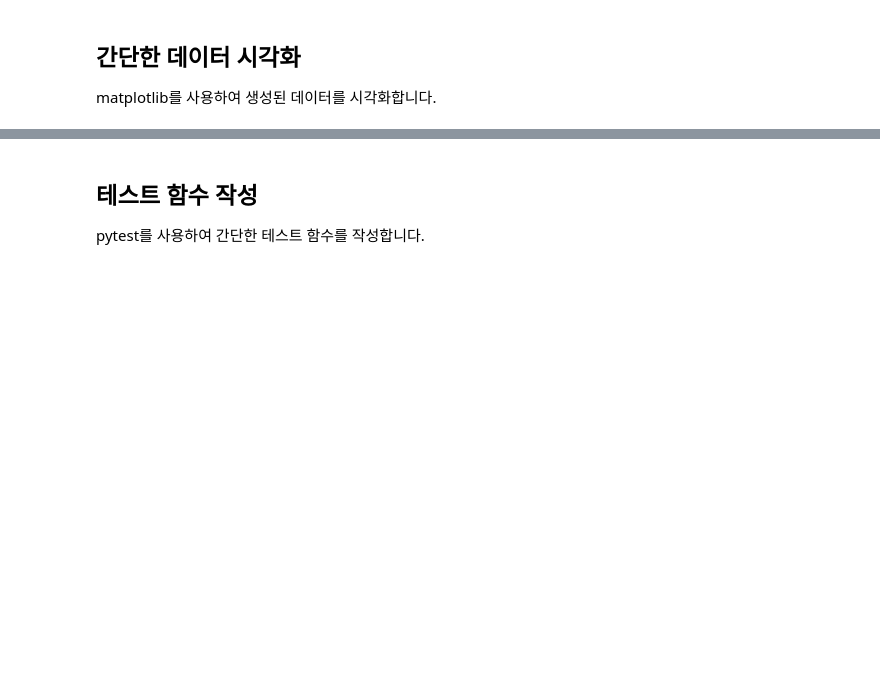
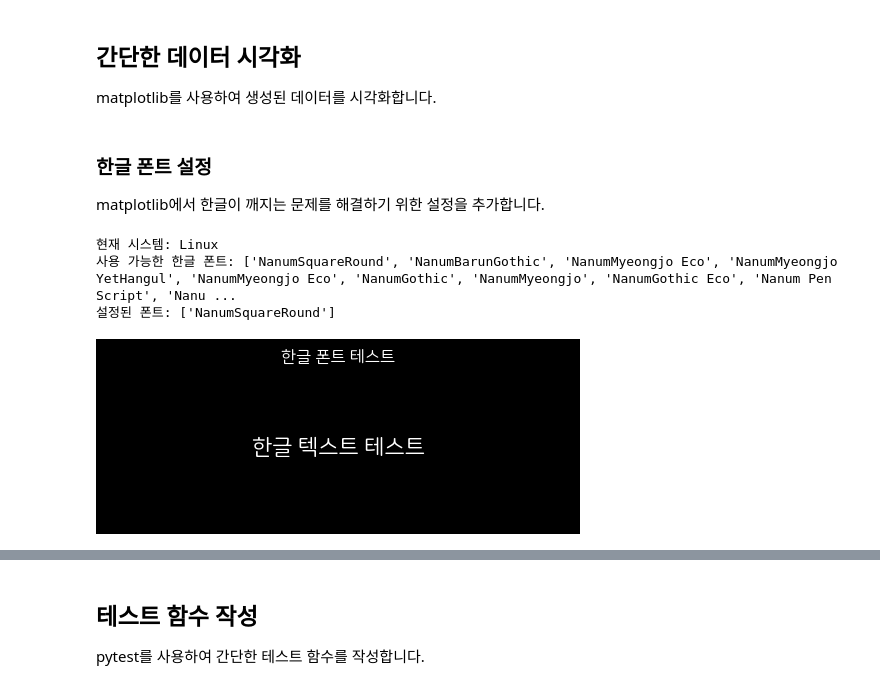
Before and after one commit to NAMUORI00/AI-Container-Suite, a Jupyter notebook: workspace/notebooks/test_notebook.ipynb, the cells around one changed output, grey strips where cells are left out. Cells and saved outputs as stored; diff of their text form; code cells hidden in the pictures; blank space fills up the shorter version.

```diff
--- a/workspace/notebooks/test_notebook.ipynb
+++ b/workspace/notebooks/test_notebook.ipynb
@@ -34,6 +42,55 @@ print(f"최대값: {np.max(data):.4f}")
 ## 간단한 데이터 시각화
 
 matplotlib를 사용하여 생성된 데이터를 시각화합니다.
+# %% [markdown]
+### 한글 폰트 설정
+
+matplotlib에서 한글이 깨지는 문제를 해결하기 위한 설정을 추가합니다.
+# %%
+# 한글 폰트 설정
+import matplotlib.font_manager as fm
+import platform
+
+# 시스템 확인
+system_name = platform.system()
+print(f"현재 시스템: {system_name}")
+
+# 폰트 설정 함수
+def set_korean_font():
+    # 사용 가능한 폰트 중 '고딕', '나눔', '맑은' 등의 한글 폰트 찾기
+    gothic_fonts = [f.name for f in fm.fontManager.ttflist if
+                    ('Gothic' in f.name or
+                     'Nanum' in f.name or
+                     'Malgun' in f.name or
+                     '고딕' in f.name or
+                     '나눔' in f.name or
+                     '맑은' in f.name)]
+
+    print("사용 가능한 한글 폰트:", gothic_fonts)
+
+    if gothic_fonts:
+        plt.rcParams['font.family'] = gothic_fonts[0]
+    else:
+        # 한글 폰트가 없을 경우 기본 폰트에 유니코드 설정
+        plt.rcParams['font.family'] = 'DejaVu Sans'
+        plt.rcParams['axes.unicode_minus'] = False
+
+    print(f"설정된 폰트: {plt.rcParams['font.family']}")
+
+# 한글 폰트 설정 적용
+set_korean_font()
+
+# 테스트 - 한글 출력 확인
+plt.figure(figsize=(6, 2))
+plt.text(0.5, 0.5, '한글 텍스트 테스트', horizontalalignment='center', verticalalignment='center', fontsize=16)
+plt.axis('off')
+plt.title('한글 폰트 테스트')
+plt.show()
+# %% [output]
+현재 시스템: Linux
+사용 가능한 한글 폰트: ['NanumSquareRound', 'NanumBarunGothic', 'NanumMyeongjo Eco', 'NanumMyeongjo YetHangul', 'NanumMyeongjo Eco', 'NanumGothic', 'NanumMyeongjo', 'NanumGothic Eco', 'Nanum Pen Script', 'Nanu ...
+설정된 폰트: ['NanumSquareRound']
+[figure, added]
 # %%
 # 데이터 시각화
 plt.figure(figsize=(10, 6))
```
Also changed, not shown: parts of 12 cells of this notebook, 4 other files.
